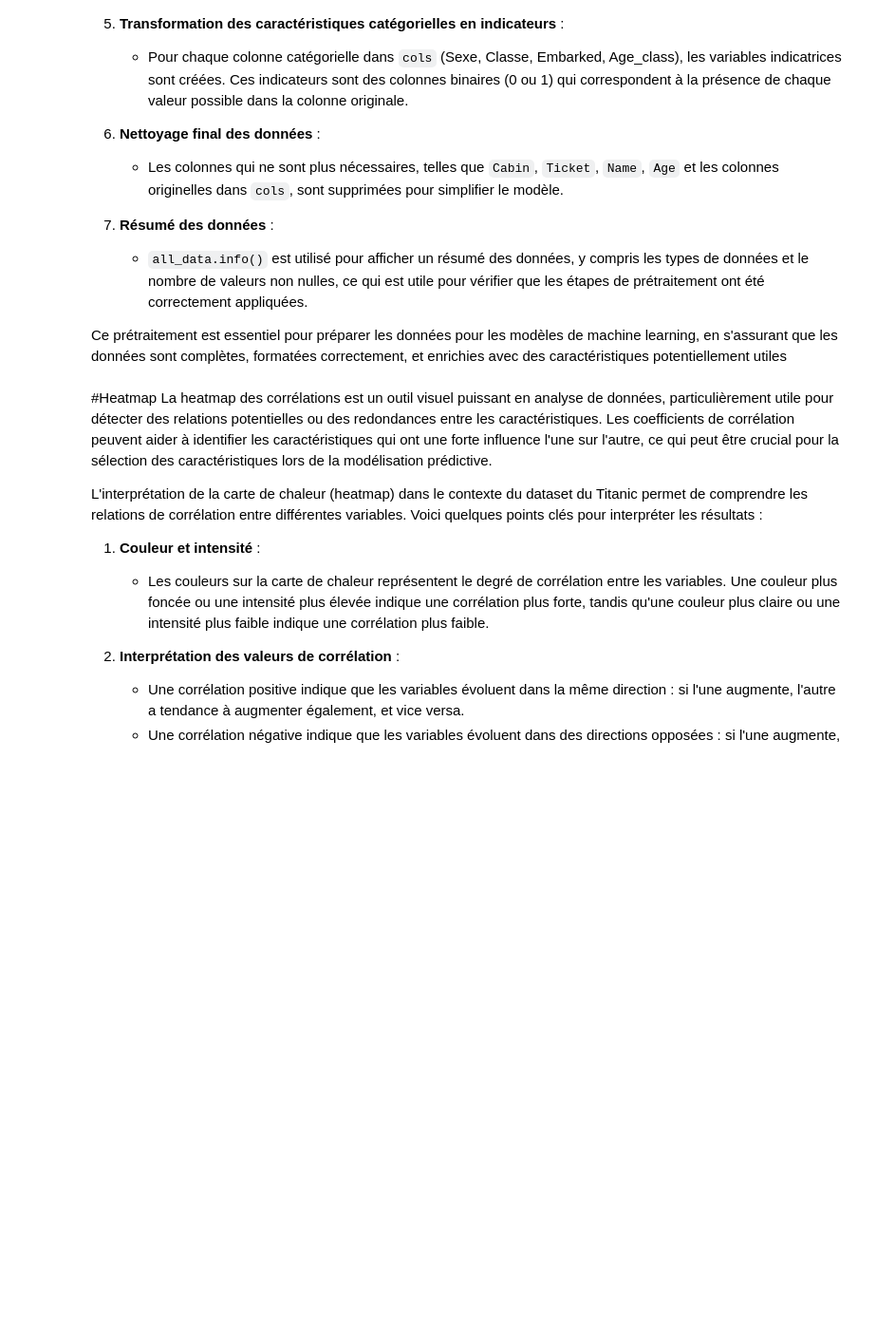
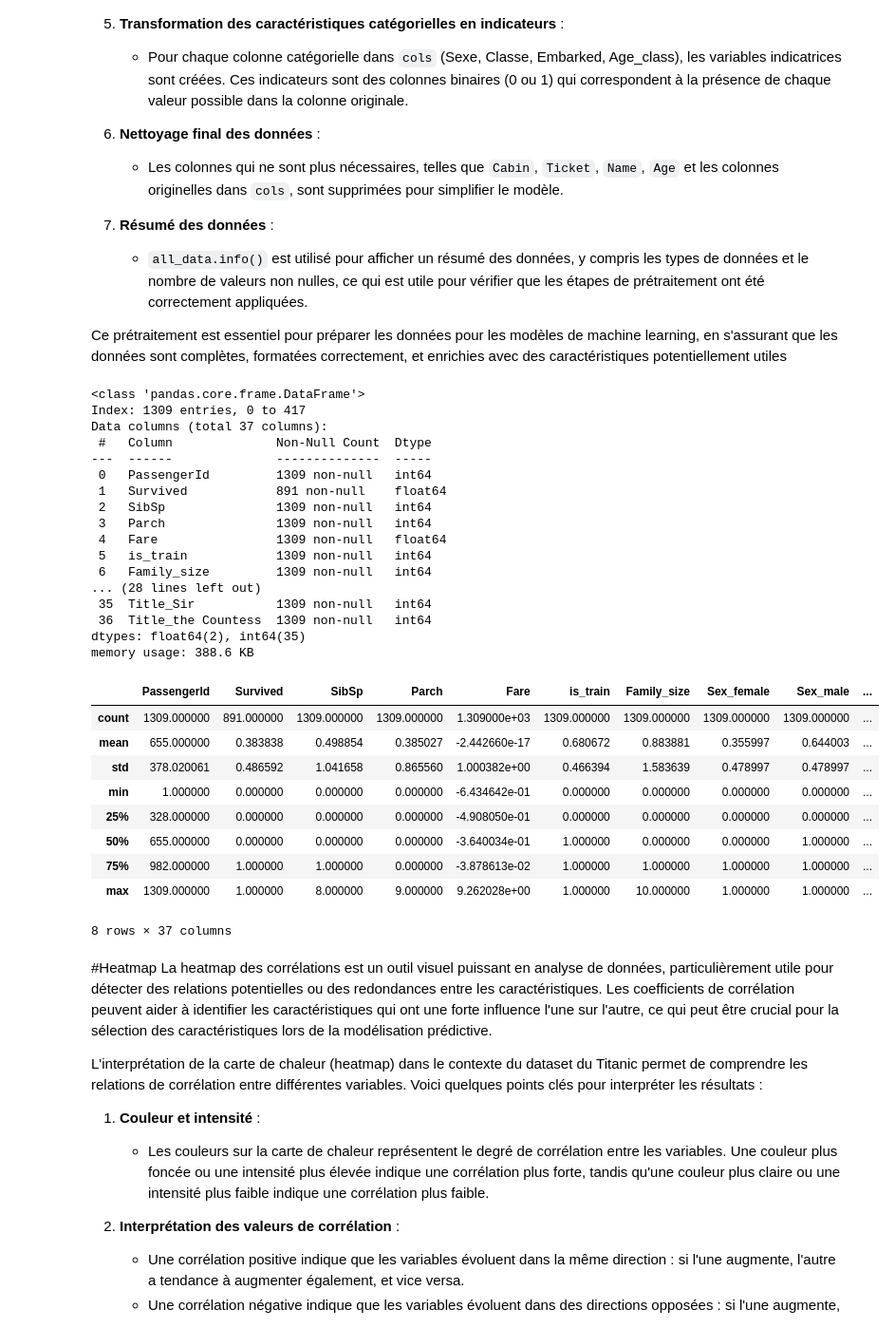
Before and after one commit to x-hub/devoxxfrance2024, a Jupyter notebook: DevoxxFrance2024.ipynb, the cells around one changed output. Shown at 95% size. Drawn from its saved outputs; the diff is of its cells as text; code cells hidden in the pictures; blank space fills up the shorter version.

```diff
--- a/DevoxxFrance2024.ipynb
+++ b/DevoxxFrance2024.ipynb
@@ -258,6 +315,8 @@ Ce script Python prépare un ensemble de données pour l'analyse en fusionnant d
 
 Ce prétraitement est essentiel pour préparer les données pour les modèles de machine learning, en s'assurant que les données sont complètes, formatées correctement, et enrichies avec des caractéristiques potentiellement utiles
 # %%
+from sklearn.preprocessing import  StandardScaler
+
 # Ajout d'une colonne 'is_train' avec la valeur 1 pour les données d'entraînement
 train['is_train'] = 1
 # Ajout d'une colonne 'is_train' avec la valeur 0 pour les données de test
@@ -267,34 +326,69 @@ all_data = pd.concat([train, test], axis=0)
 
 # Remplissage des valeurs manquantes pour l'âge avec la médiane
 all_data.Age = all_data.Age.fillna(all_data.Age.median())
 
 # Remplissage des valeurs manquantes pour le tarif avec la médiane
 all_data.Fare = all_data.Fare.fillna(all_data.Fare.median())
 
 # Remplissage des valeurs manquantes pour l'embarquement avec 'U' (inconnu)
 all_data.Embarked = all_data.Embarked.fillna('U')
 
 # Création de la variable 'Age_class' en découpant l'âge en catégories
 all_data['Age_class'] = pd.cut(all_data.Age, bins=[0, 15, 40, 60, 80], labels=['Enfant', 'Ado', 'Adulte', 'Aînées'])
 
+# Initialisation du StandardScaler pour normaliser les données
+scaler = StandardScaler()
+# Application du StandardScaler aux colonnes 'Age' et 'Fare' du DataFrame 'all_data'
+# Cela transforme 'Age' et 'Fare' pour que chaque colonne ait une moyenne de 0 et un écart-type de 1
+all_data['Fare'] = scaler.fit_transform(all_data[['Fare']])
+
 # Calcul de la taille de la famille en ajoutant les colonnes 'SibSp' et 'Parch'
 all_data['Family_size'] = all_data.SibSp + all_data.Parch
 
 # Ce code extrait le titre de chaque personne à partir de la colonne 'Name'
 all_data['Title'] = all_data['Name'].apply(lambda name: name.split(',')[1].split('.')[0].strip())
 
 # Colonnes à traiter pour créer des variables factices
 cols = ['Sex', 'Pclass', 'Embarked', 'Age_class','Title']
 
 # Création de variables factices pour chaque colonne spécifiée dans 'cols'
 all_data = pd.get_dummies(all_data, columns=cols,dtype=int)
 
 
 # Suppression des colonnes non nécessaires
-all_data = all_data.drop(columns=['Cabin', 'Ticket', 'Name', 'Age'] + cols)
+all_data = all_data.drop(columns=['Cabin', 'Ticket', 'Name', 'Age','Title_Dona'] )
 
 # Affichage des informations sur le DataFrame all_data
 all_data.info()
+all_data.describe()
+# %% [output]
+<class 'pandas.core.frame.DataFrame'>
+Index: 1309 entries, 0 to 417
+Data columns (total 37 columns):
+ #   Column              Non-Null Count  Dtype
+---  ------              --------------  -----
+ 0   PassengerId         1309 non-null   int64
+ 1   Survived            891 non-null    float64
+ 2   SibSp               1309 non-null   int64
+ 3   Parch               1309 non-null   int64
+ 4   Fare                1309 non-null   float64
+ 5   is_train            1309 non-null   int64
+ 6   Family_size         1309 non-null   int64
+... (28 lines left out)
+ 35  Title_Sir           1309 non-null   int64
+ 36  Title_the Countess  1309 non-null   int64
+dtypes: float64(2), int64(35)
+memory usage: 388.6 KB
+|  | PassengerId | Survived | SibSp | Parch | Fare | is_train | Family_size | Sex_female | Sex_male | ... |
+| count | 1309.000000 | 891.000000 | 1309.000000 | 1309.000000 | 1.309000e+03 | 1309.000000 | 1309.000000 | 1309.000000 | 1309.000000 | ... |
+| mean | 655.000000 | 0.383838 | 0.498854 | 0.385027 | -2.442660e-17 | 0.680672 | 0.883881 | 0.355997 | 0.644003 | ... |
+| std | 378.020061 | 0.486592 | 1.041658 | 0.865560 | 1.000382e+00 | 0.466394 | 1.583639 | 0.478997 | 0.478997 | ... |
+| min | 1.000000 | 0.000000 | 0.000000 | 0.000000 | -6.434642e-01 | 0.000000 | 0.000000 | 0.000000 | 0.000000 | ... |
+| 25% | 328.000000 | 0.000000 | 0.000000 | 0.000000 | -4.908050e-01 | 0.000000 | 0.000000 | 0.000000 | 0.000000 | ... |
+| 50% | 655.000000 | 0.000000 | 0.000000 | 0.000000 | -3.640034e-01 | 1.000000 | 0.000000 | 0.000000 | 1.000000 | ... |
+| 75% | 982.000000 | 1.000000 | 1.000000 | 0.000000 | -3.878613e-02 | 1.000000 | 1.000000 | 1.000000 | 1.000000 | ... |
+| max | 1309.000000 | 1.000000 | 8.000000 | 9.000000 | 9.262028e+00 | 1.000000 | 10.000000 | 1.000000 | 1.000000 | ... |
+8 rows × 37 columns
 # %% [markdown]
 #Heatmap
 La heatmap des corrélations est un outil visuel puissant en analyse de données, particulièrement utile pour détecter des relations potentielles ou des redondances entre les caractéristiques. Les coefficients de corrélation peuvent aider à identifier les caractéristiques qui ont une forte influence l'une sur l'autre, ce qui peut être crucial pour la sélection des caractéristiques lors de la modélisation prédictive.
```
Also changed, not shown: parts of 12 cells of this notebook, 1 other file.
